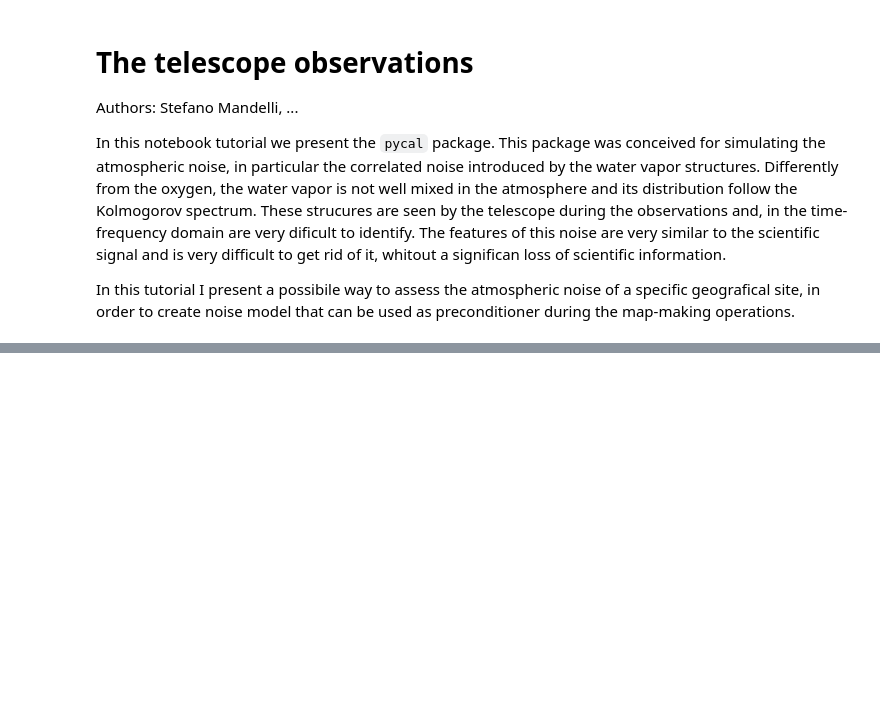
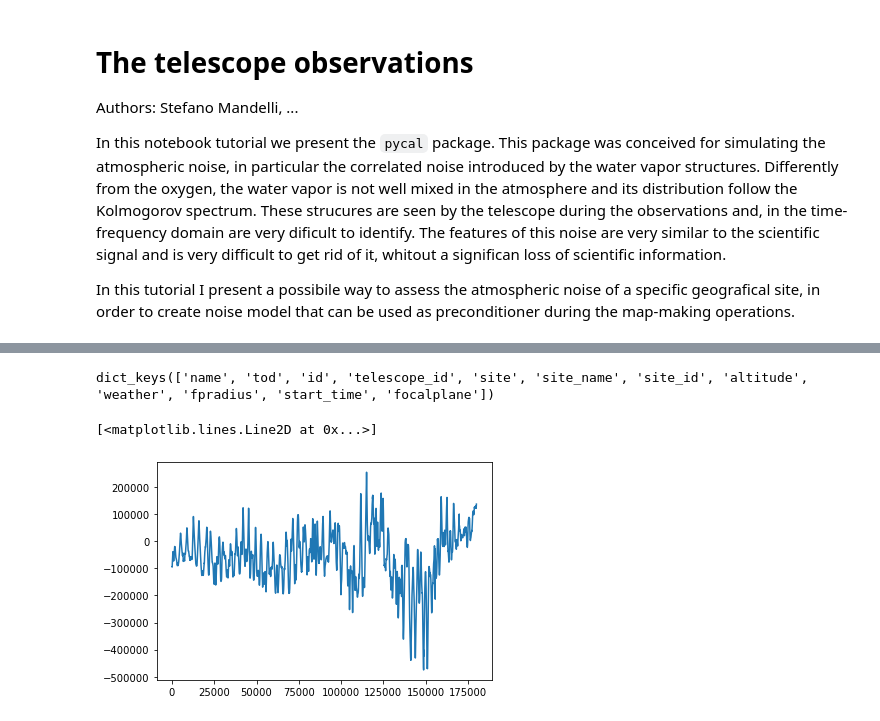
Before and after one commit to cmbgroundbased/cal, a Jupyter notebook: cookbook/Atmospheric_simulation_TOD.ipynb, the cells around one changed output, grey strips where cells are left out. Drawn from its saved outputs; the diff is of its cells as text; code cells hidden in the pictures; blank space fills up the shorter version.

```diff
--- a/cookbook/Atmospheric_simulation_TOD.ipynb
+++ b/cookbook/Atmospheric_simulation_TOD.ipynb
@@ -338,5 +394,12 @@ obs['tod'].cache.keys()
+# %%
+obs.keys()
+# %% [output]
+dict_keys(['name', 'tod', 'id', 'telescope_id', 'site', 'site_name', 'site_id', 'altitude', 'weather', 'fpradius', 'start_time', 'focalplane'])
 # %%
 import pylab as plt
-plt.plot(data.obs[0]['tod'].cache.reference(name='atm_3_I0'))
+plt.plot(data.obs[0]['tod'].cache.reference(name='atm_4_I0'))
+# %% [output]
+[<matplotlib.lines.Line2D at 0x...>]
+[figure, added]
 # %%
 obs
```
Also changed, not shown: parts of 27 cells of this notebook, 2 other files.
